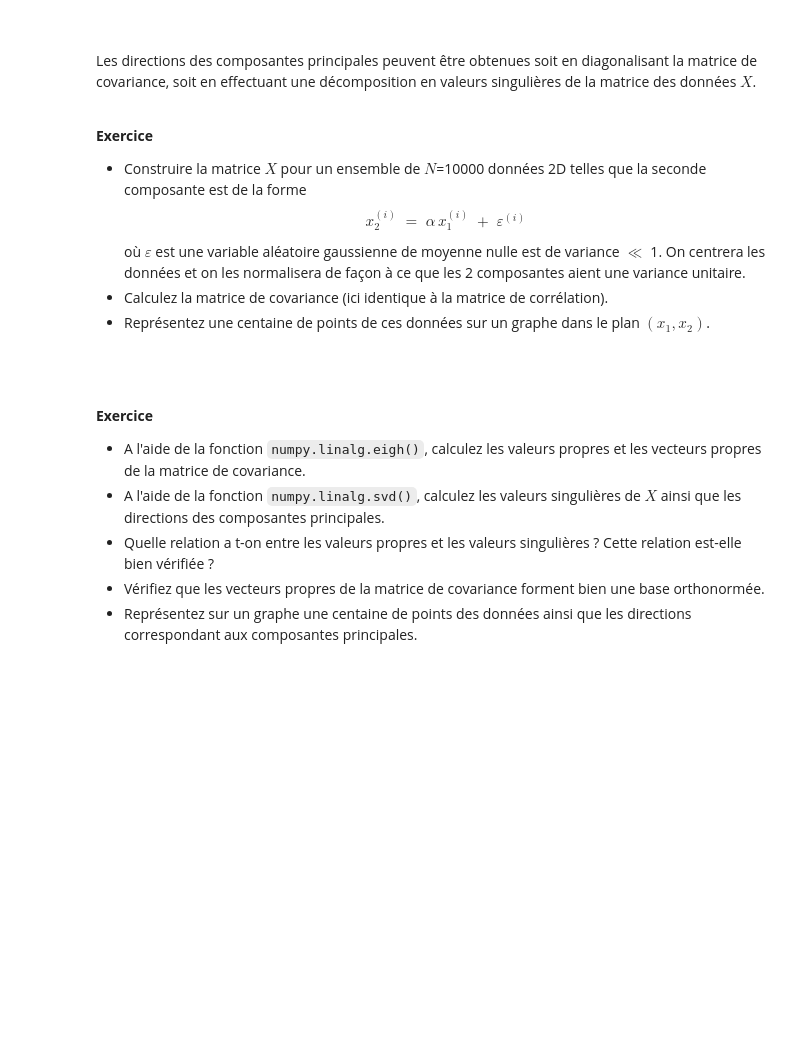
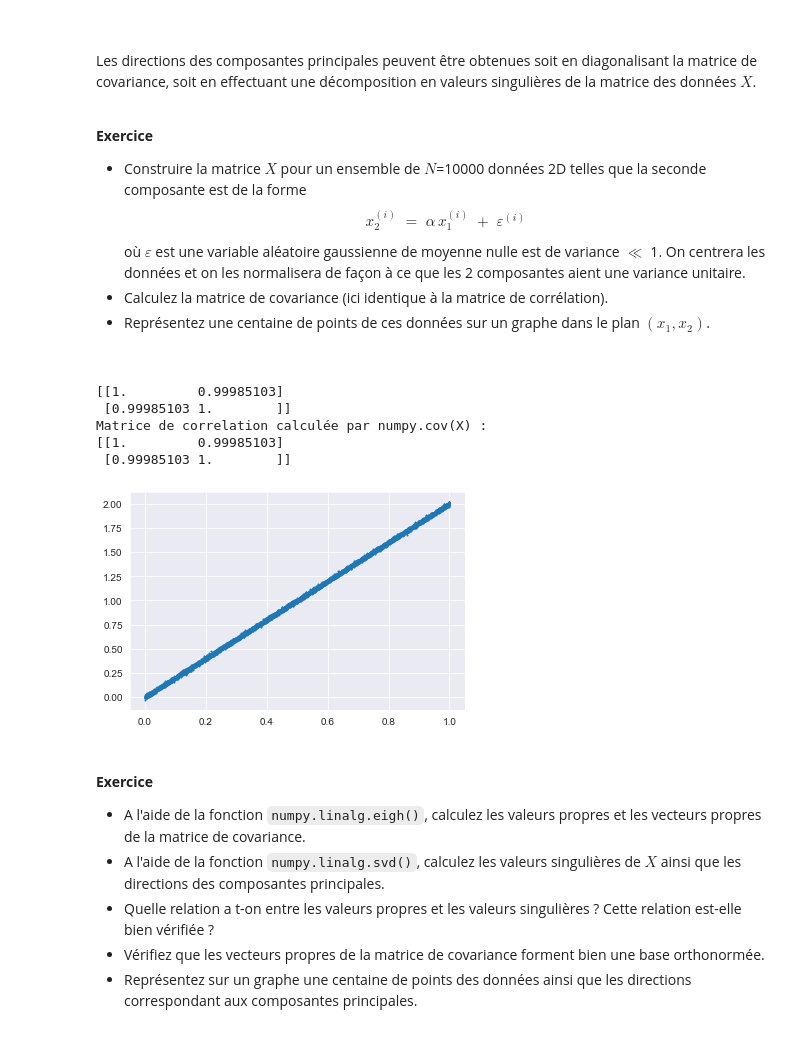
Before and after one commit to Rockinfox91/tp_ia, a Jupyter notebook: TP5 - ACP.ipynb, the cells around one changed output. Drawn from its saved outputs; the diff is of its cells as text; code cells hidden in the pictures; blank space fills up the shorter version.

```diff
--- a/TP5 - ACP.ipynb
+++ b/TP5 - ACP.ipynb
@@ -31,3 +32,21 @@ On considère un ensemble de $N$ données $\mathcal{D} = \{x^{(i)}\}_{1 \le i \l
 - Comparez avec le résultat renvoyés par les fonctions <code>numpy.cov(X)</code>.
 
 <br>
+# %%
+import numpy as np
+
+N = 10**6  # Nombre de points
+X = np.random.rand(N, 2)
+X_centre = X-np.mean(X)
+
+# Calcul de la matrice de covariance S
+S = (1/N) * np.dot(X_centre.T, X_centre)
+
+# Vérification des valeurs de la matrice de covariance
+print("Matrice de covariance S :")
+print(S)
+
+# Comparaison avec numpy.cov(X)
+S_np = np.cov(X, rowvar=False)
+print("Matrice de covariance calculée par numpy.cov(X) :")
+print(S_np)
@@ -72,6 +159,39 @@ où $\varepsilon$ est une variable aléatoire gaussienne de moyenne nulle est de
 - Représentez une centaine de points de ces données sur un graphe dans le plan $(x_1,x_2)$.
 
 <br>
+# %%
+N = 10000  # Nombre de points
+
+def create_data2(alpha, epsilon, N):
+    x = np.random.rand(N)
+    epsilon = np.random.normal(0,epsilon, size=N)
+    y = alpha*x + epsilon
+    X = np.column_stack((x, y))
+    return X
+
+X = create_data2(2, 0.01, N)
+
+X_normalized = (X- np.mean(X, axis=0)) / np.std(X, axis=0)
+
+S = (1/N) * np.dot(X_normalized.T, X_normalized)
+
+print(S)
+
+# Calcul de la matrice de covariance S
+print("Matrice de correlation calculée par numpy.cov(X) :")
+S_np = np.corrcoef(X, rowvar=False)
+print(S_np)
+
+# Représentation des données
+plt.scatter(X[:, 0], X[:, 1], s=1)
+plt.show()
+# %% [output]
+[[1.         0.99985103]
+ [0.99985103 1.        ]]
+Matrice de correlation calculée par numpy.cov(X) :
+[[1.         0.99985103]
+ [0.99985103 1.        ]]
+[figure, added]
 # %% [markdown]
 <br>
 
```
Also changed, not shown: parts of 5 cells of this notebook.
